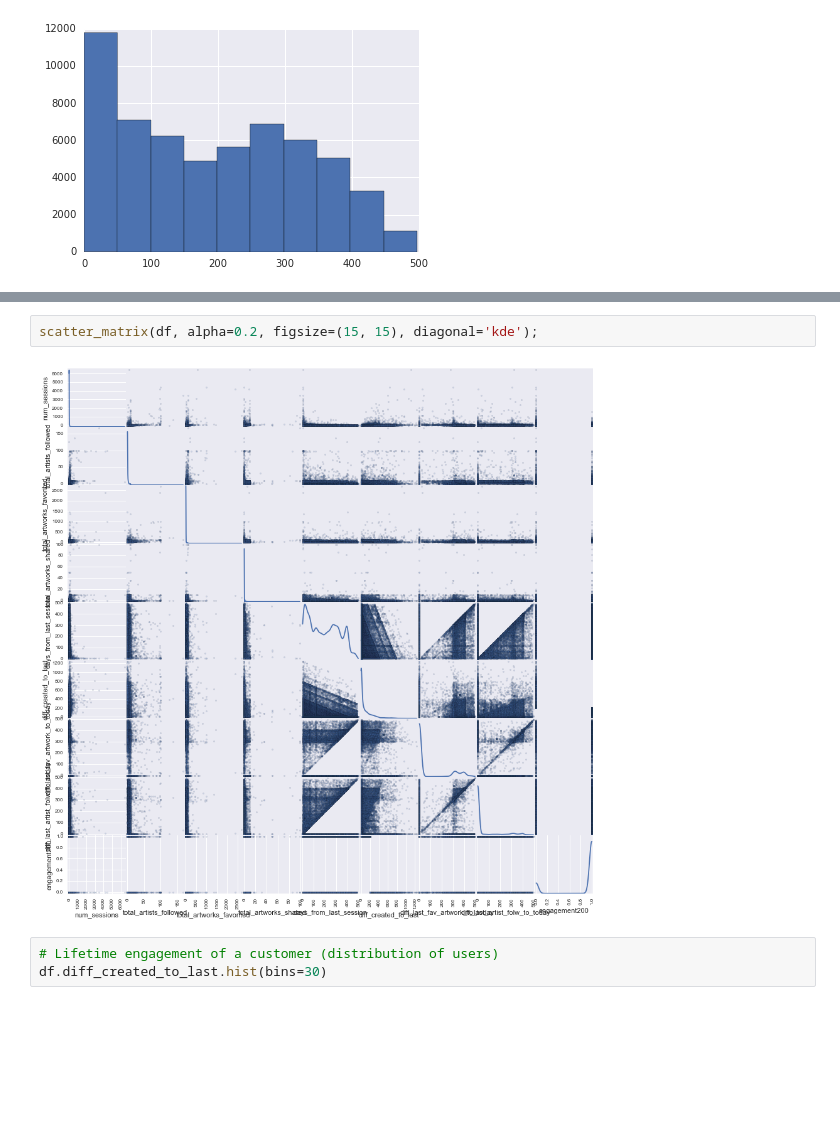
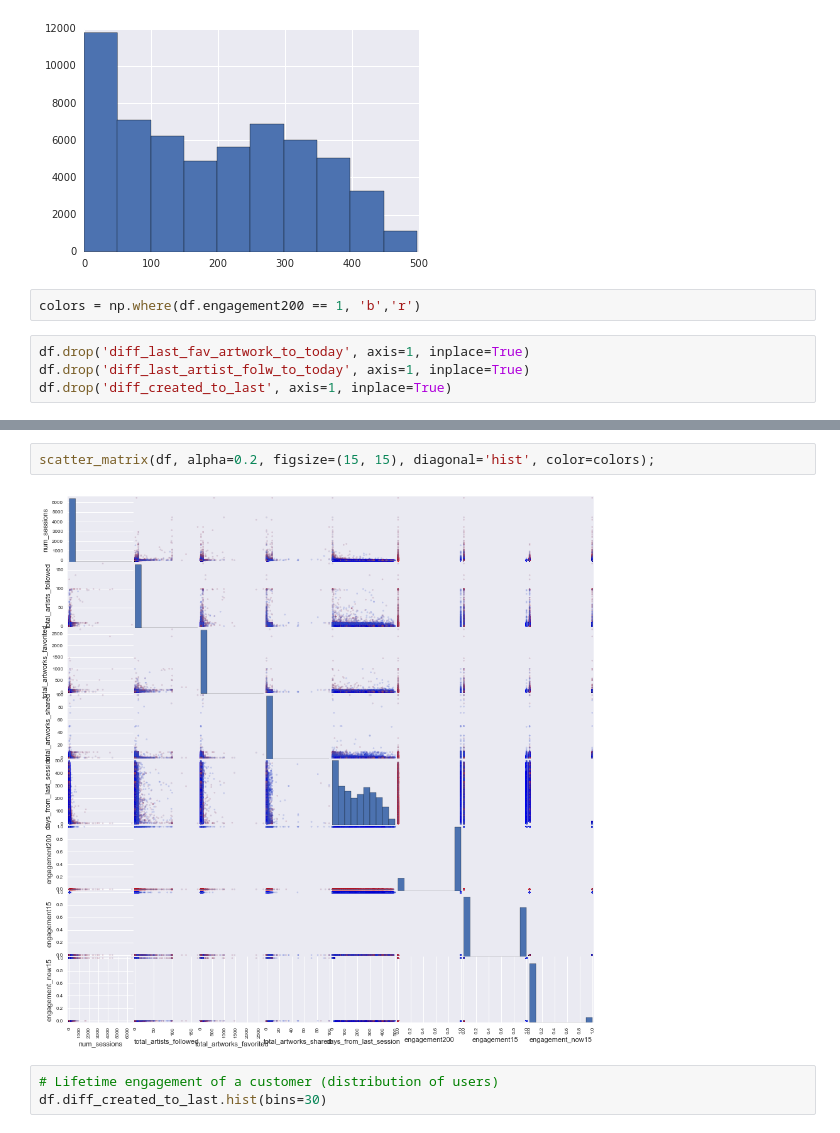
Before and after one commit to pauloarantes/art-project, a Jupyter notebook: dataset EDA.ipynb, the cells around one changed output, grey strips where cells are left out. Drawn from its saved outputs; the diff is of its cells as text; blank space fills up the shorter version.

```diff
--- a/dataset EDA.ipynb
+++ b/dataset EDA.ipynb
@@ -114,3 +114,9 @@ df.days_from_last_session.hist()
 # %% [output]
 <matplotlib.axes._subplots.AxesSubplot at 0x...>
 [figure]
+# %%
+colors = np.where(df.engagement200 == 1, 'b','r')
+# %%
+df.drop('diff_last_fav_artwork_to_today', axis=1, inplace=True)
+df.drop('diff_last_artist_folw_to_today', axis=1, inplace=True)
+df.drop('diff_created_to_last', axis=1, inplace=True)
@@ -117,7 +131,7 @@ df.days_from_last_session.hist()
 # %%
-scatter_matrix(df, alpha=0.2, figsize=(15, 15), diagonal='kde');
+scatter_matrix(df, alpha=0.2, figsize=(15, 15), diagonal='hist', color=colors);
 # %% [output]
-[figure, old version]
+[figure, new version]
 # %%
 # Lifetime engagement of a customer (distribution of users)
 df.diff_created_to_last.hist(bins=30)
```
Also changed, not shown: parts of 1 cell of this notebook, 3 other files.
